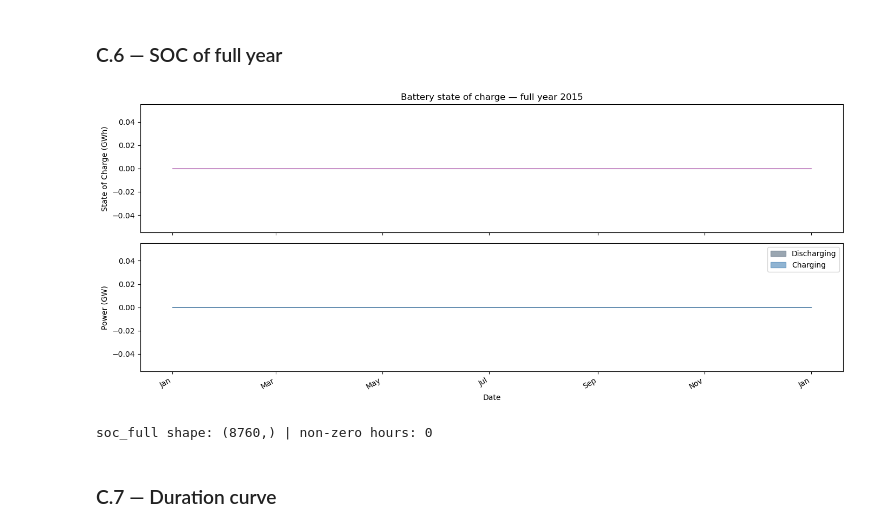
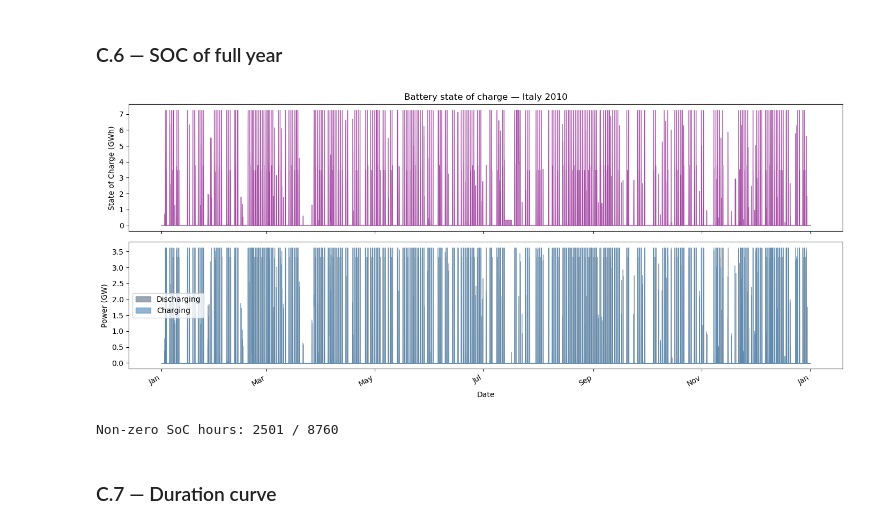
Before and after one commit to kryists/46770-integrated-energy-grids, a Jupyter notebook: taskA.ipynb, the cells around one changed output. Drawn from its saved outputs; the diff is of its cells as text; code cells hidden in the pictures.

Commit message:
already forgot which fix of task C this is but nevertheless, another fix for task C

```diff
--- a/taskA.ipynb
+++ b/taskA.ipynb
@@ -892,35 +871,33 @@ plot_dispatch_week(n, "2015-01-05", "Dispatch — Winter week (January 2015)", "
 # %% [markdown]
 ### C.6 — SOC of full year
 # %%
-# Full-year SoC and battery power
-# strip_tz defined in the dispatch-week cell above
-soc_full   = strip_tz(n.storage_units_t.state_of_charge["battery storage"])
-bat_p_full = strip_tz(n.storage_units_t.p["battery storage"])
+soc_full   = strip_tz(nc.storage_units_t.state_of_charge["Battery"])
+bat_p_full = strip_tz(nc.storage_units_t.p["Battery"])
 
 fig, axes = plt.subplots(2, 1, figsize=(14, 6), sharex=True)
 
-axes[0].fill_between(soc_full.index, soc_full.values / 1e3, color="purple", alpha=0.5)
-axes[0].set_ylabel("State of Charge (GWh)")
-axes[0].set_title("Battery state of charge — full year 2015")
+axes[0].fill_between(soc_full.index, soc_full.values / 1e3, color='purple', alpha=0.5)
+axes[0].set_ylabel('State of Charge (GWh)')
+axes[0].set_title(f'Battery state of charge — Italy {year}')
 
 axes[1].fill_between(bat_p_full.index,
                      bat_p_full.clip(lower=0).values / 1e3, 0,
-                     color="slategray", alpha=0.7, label="Discharging")
+                     color=COLORS['Battery'], alpha=0.7, label='Discharging')
 axes[1].fill_between(bat_p_full.index, 0,
                      -bat_p_full.clip(upper=0).values / 1e3,
-                     color="steelblue", alpha=0.6, label="Charging")
-axes[1].set_ylabel("Power (GW)")
-axes[1].set_xlabel("Date")
+                     color='steelblue', alpha=0.6, label='Charging')
+axes[1].set_ylabel('Power (GW)')
+axes[1].set_xlabel('Date')
 axes[1].legend()
-axes[1].xaxis.set_major_formatter(mdates.DateFormatter("%b"))
+axes[1].xaxis.set_major_formatter(mdates.DateFormatter('%b'))
 fig.autofmt_xdate()
-plt.tight_layout()
-plt.savefig("taskC_soc_full_year.png", dpi=150, bbox_inches="tight")
+fig.tight_layout()
+plt.savefig('pics/taskC_soc_full_year.png', dpi=150, bbox_inches='tight')
 plt.show()
-print("soc_full shape:", soc_full.shape, "| non-zero hours:", (soc_full > 0).sum())
+print(f"Non-zero SoC hours: {(soc_full > 0).sum()} / {len(soc_full)}")
 # %% [output]
-[figure, old version]
+[figure, new version]
-soc_full shape: (8760,) | non-zero hours: 0
+Non-zero SoC hours: 2501 / 8760
 # %% [markdown]
 ### C.7 — Duration curve
 # %%
```
Also changed, not shown: parts of 21 cells of this notebook, 7 other files.
